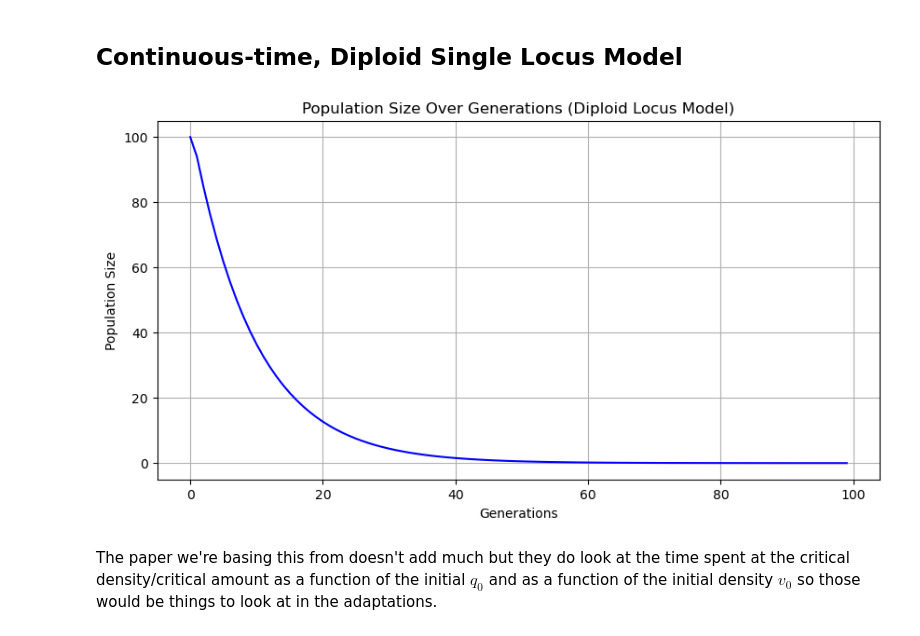
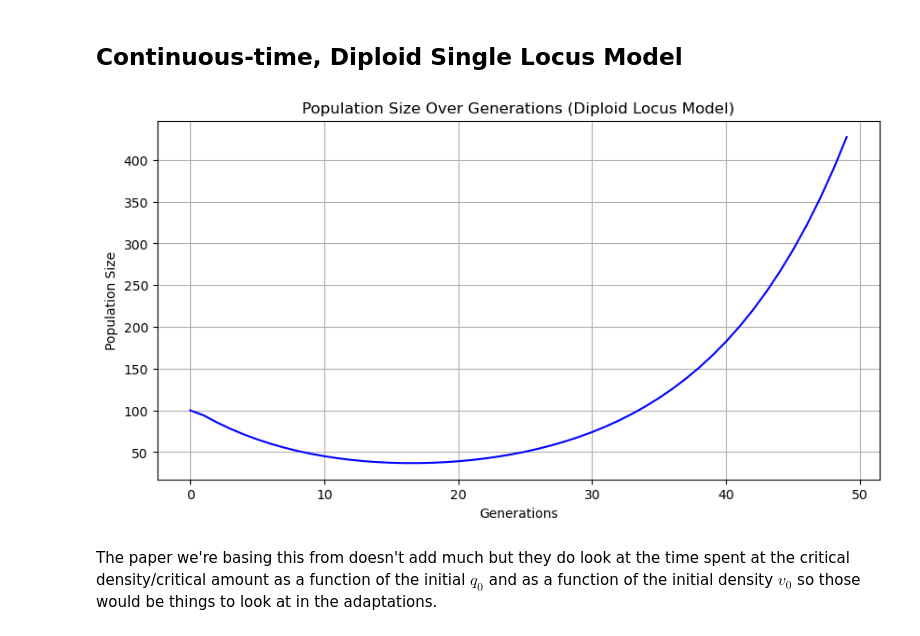
Before and after one commit to jonazhu/extinctionmodeling, a Jupyter notebook: q2_invadingspecies/baseline.ipynb, the cells around one changed output. Saved outputs shown, nothing was run; the diff lists cells and outputs as text; code cells hidden in the pictures.

Commit message:
fix critical error in diploid model

```diff
--- a/q2_invadingspecies/baseline.ipynb
+++ b/q2_invadingspecies/baseline.ipynb
@@ -261,41 +261,55 @@ def diploid_locus_model(m_max, s, n_0, q_0, generations=100):
     # Initialize the population size array
     population_sizes = np.zeros(generations)
 
+    #initialize number of p2, pq, and q2
+    num_p2 = n * (p ** 2)
+    num_pq = n * (2 * p * q)
+    num_q2 = n * (q ** 2)
+
     for t in range(generations):
         population_sizes[t] = n
         m_t = m11 * (p ** 2) + m12 * (2 * p * q) + m22 * (q ** 2)
         n_next = n * m_t + n
+
+        # Calculate the next generation frequencies
+        p2_next = (num_p2 * m11) + num_p2
+        pq_next = (num_pq * m12) + num_pq
+        q2_next = (num_q2 * m22)  + num_q2
+
+        p_next = p2_next / n_next
+        q_next = 1 - p_next
+
+        # Update the population size and allele frequencies
+        n = n_next
+        p = p_next
+        q = q_next
+        # Update the number of p2, pq, and q2
+        num_p2 = p2_next
+        num_pq = pq_next
+        num_q2 = q2_next
 
         #if n_next = 0, fill the rest of the generations with 0 and stop
         if n_next <= 0:
             population_sizes[t:] = 0
             break
 
-        p_next = (m11 * (p ** 2) + m12 * (p * q)) * n / (n_next)
-        q_next = 1 - p_next
-
-        # Update population size and allele frequencies
-        n = n_next
-        p = p_next
-        q = q_next
-
     return population_sizes
 # %%
 m_max = 0.1
 s = 0.2
 n_0 = 100
 q_0 = 0.8
-pops = diploid_locus_model(m_max, s, n_0, q_0, generations=100)
+pops = diploid_locus_model(m_max, s, n_0, q_0, generations=50)
 
 #plot the results
 plt.figure(figsize=(10, 5))
 plt.plot(pops, color='blue')
 plt.title('Population Size Over Generations (Diploid Locus Model)')
 plt.xlabel('Generations')
 plt.ylabel('Population Size')
 plt.grid()
 plt.show()
 # %% [output]
-[figure, old version]
+[figure, new version]
 # %% [markdown]
 The paper we're basing this from doesn't add much but they do look at the time spent at the critical density/critical amount as a function of the initial $q_0$ and as a function of the initial density $v_0$ so those would be things to look at in the adaptations.
```
Also changed, not shown: 1 other file.
